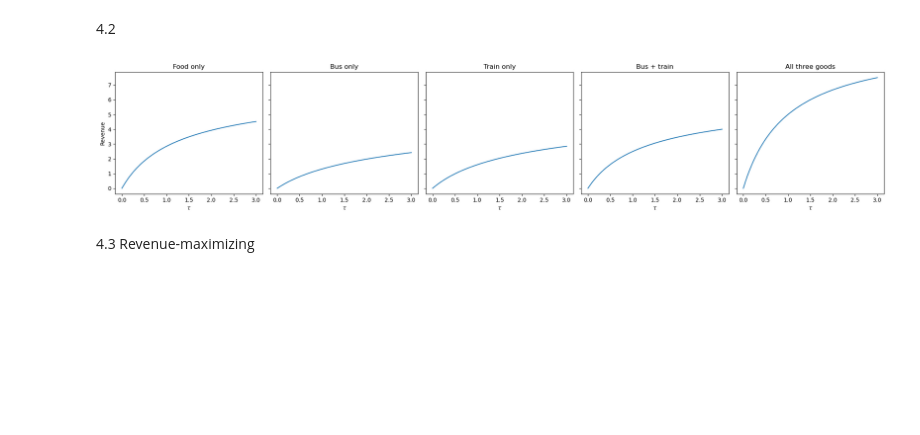
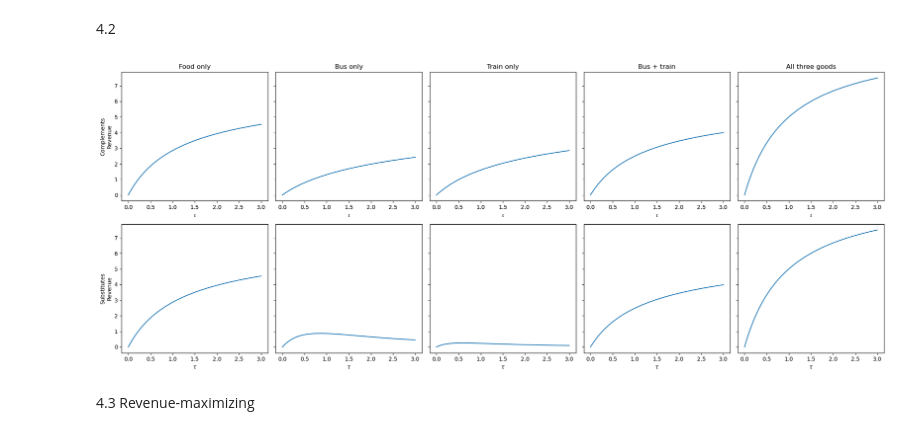
Before and after one commit to Valdemar-0/Model-project, a Jupyter notebook: Project_Signe.ipynb, the cells around one changed output. Drawn from its saved outputs; the diff is of its cells as text; code cells hidden in the pictures; blank space fills up the shorter version.

```diff
--- a/Project_Signe.ipynb
+++ b/Project_Signe.ipynb
@@ -100,34 +248,43 @@ The method is slow in the beginning (iteration 0-1), while it finds its path; on
 # %% [markdown]
 4.2
 # %%
-g = GovernmentClass()
-
-tau_vec = np.linspace(0,3,200)
+calibrations = {
+    'Complements': GovernmentClass(),
+    'Substitutes': GovernmentClass(par={'sigma_B': 3.0}),
+}
 
 instruments = {
     'Food only':        (1,),
     'Bus only':         (2,),
     'Train only':       (3,),
     'Bus + train':      (2,3),
     'All three goods':  (1,2,3),
 }
 
-fig, axes = plt.subplots(1,5,figsize=(20,4),sharey=True)
+tau_vec = np.linspace(0,3,200)
 
-for ax,(label,goods) in zip(axes,instruments.items()):
-    R_vec = np.empty_like(tau_vec)
-    for i,tau in enumerate(tau_vec):
-        R_vec[i],_ = g.revenue_and_utility(tau,goods=goods)
+fig, axes = plt.subplots(2,5,figsize=(20,8),sharey='row')
 
-    ax.plot(tau_vec,R_vec)
-    ax.set_xlabel(r'$\tau$')
-    ax.set_title(label)
+for row,(calib_label,g_calib) in enumerate(calibrations.items()):
+    for col,(label,goods) in enumerate(instruments.items()):
+        ax = axes[row,col]
 
-axes[0].set_ylabel('Revenue')
+        R_vec = np.empty_like(tau_vec)
+        for i,tau in enumerate(tau_vec):
+            R_vec[i],_ = g_calib.revenue_and_utility(tau,goods=goods)
+
+        ax.plot(tau_vec,R_vec)
+        ax.set_xlabel(r'$\tau$')
+
+        if row == 0:
+            ax.set_title(label)
+        if col == 0:
+            ax.set_ylabel(f'{calib_label}\nRevenue')
+
 fig.tight_layout()
 plt.show()
 # %% [output]
-[figure, old version]
+[figure, new version]
 # %% [markdown]
 4.3 Revenue-maximizing
 # %%
```
Also changed, not shown: parts of 20 cells of this notebook.
